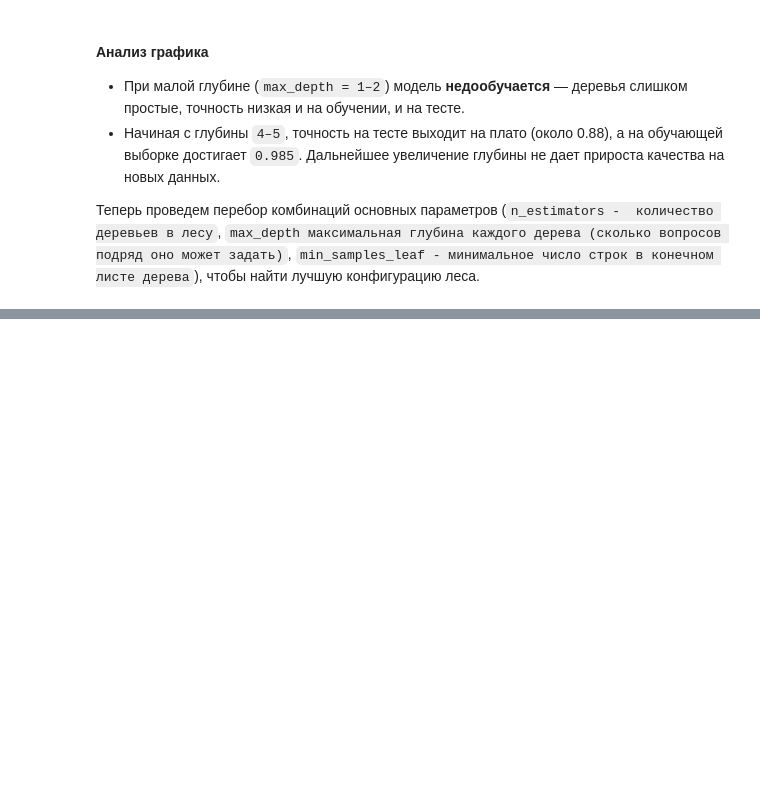
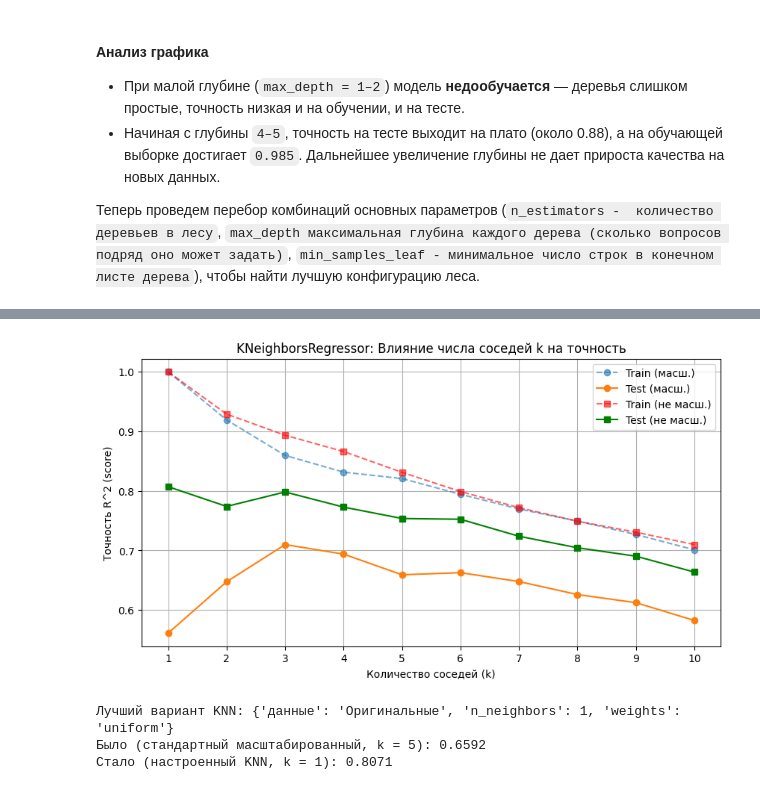
Before and after one commit to Tsvil12/MLsemestr, a Jupyter notebook: task1_regression/regression_v2.ipynb, the cells around one changed output, grey strips where cells are left out. Cells and saved outputs as stored; diff of their text form; code cells hidden in the pictures; blank space fills up the shorter version.

```diff
--- a/task1_regression/regression_v2.ipynb
+++ b/task1_regression/regression_v2.ipynb
@@ -478,0 +452,17 @@ dtype: float64
+# %%
+from sklearn.neighbors import KNeighborsRegressor
+
+# 1. Проверяем стандартный KNN БЕЗ масштабирования (для наглядности)
+knn_unscaled = KNeighborsRegressor()
+knn_unscaled.fit(X_train, y_train)
+r2_knn_unscaled = knn_unscaled.score(X_test, y_test)
+
+# 2. Проверяем стандартный KNN С масштабированием (базовая модель)
+knn_base = KNeighborsRegressor()
+knn_base.fit(X_train_scaled, y_train)
+y_pred_knn_base = knn_base.predict(X_test_scaled)
+
+r2_knn_base = knn_base.score(X_test_scaled, y_test)
+
+print(f'KNN без масштабирования -> R^2: {r2_knn_unscaled:.4f}')
+print(f'Стандартный KNN (масштабированный) -> R^2 (score): {r2_knn_base:.4f}')
@@ -478,0 +479,35 @@ dtype: float64
+# %%
+k_range = range(1, 11)
+train_scaled, test_scaled = [], []
+train_orig, test_orig = [], []
+
+for k in k_range:
+    knn_sc = KNeighborsRegressor(n_neighbors=k).fit(X_train_scaled, y_train)
+    train_scaled.append(knn_sc.score(X_train_scaled, y_train))
+    test_scaled.append(knn_sc.score(X_test_scaled, y_test))
+
+    knn_or = KNeighborsRegressor(n_neighbors=k).fit(X_train, y_train)
+    train_orig.append(knn_or.score(X_train, y_train))
+    test_orig.append(knn_or.score(X_test, y_test))
+
+plt.figure(figsize=(10, 5))
+plt.plot(k_range, train_scaled, '--o', alpha=0.6, label='Train (масш.)')
+plt.plot(k_range, test_scaled, '-o', label='Test (масш.)')
+plt.plot(k_range, train_orig, '--s', alpha=0.6, color='red', label='Train (не масш.)')
+plt.plot(k_range, test_orig, '-s', color='green', label='Test (не масш.)')
+plt.xlabel('Количество соседей (k)')
+plt.ylabel('Точность R^2 (score)')
+plt.title('KNeighborsRegressor: Влияние числа соседей k на точность')
+plt.xticks(k_range)
+plt.legend()
+plt.grid(True)
+plt.show()
+
+print('Лучший вариант KNN:', best_knn_params)
+print(f"Было (стандартный масштабированный, k = {knn_base.n_neighbors}): {r2_knn_base:.4f}")
+print(f"Стало (настроенный KNN, k = {best_knn_params['n_neighbors']}): {best_knn_score:.4f}")
+# %% [output]
+[figure, added]
+Лучший вариант KNN: {'данные': 'Оригинальные', 'n_neighbors': 1, 'weights': 'uniform'}
+Было (стандартный масштабированный, k = 5): 0.6592
+Стало (настроенный KNN, k = 1): 0.8071
```
Also changed, not shown: parts of 24 cells of this notebook, 1 other file.
